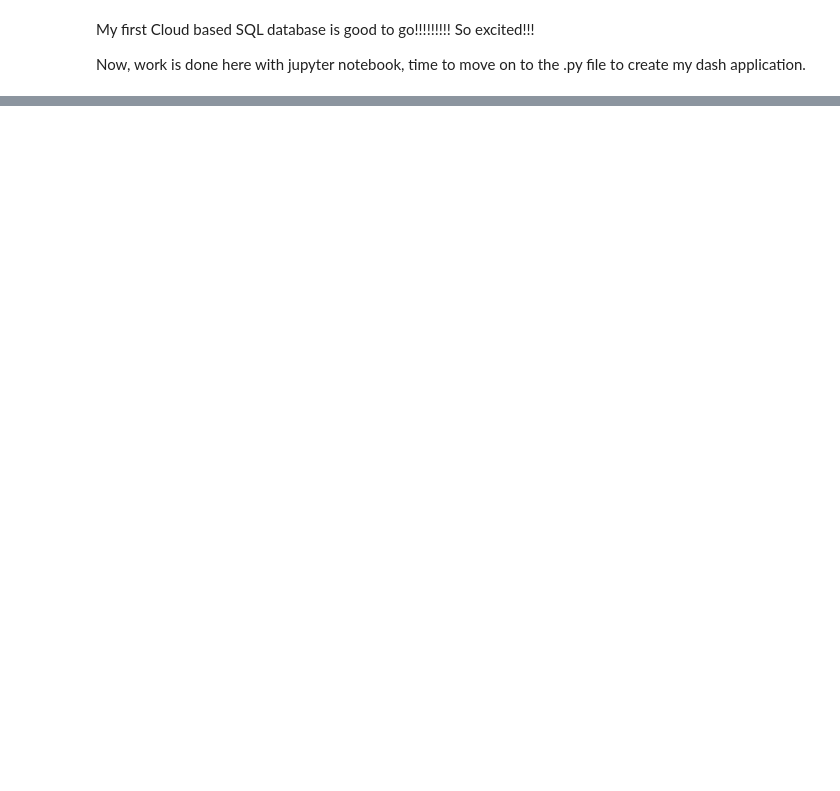
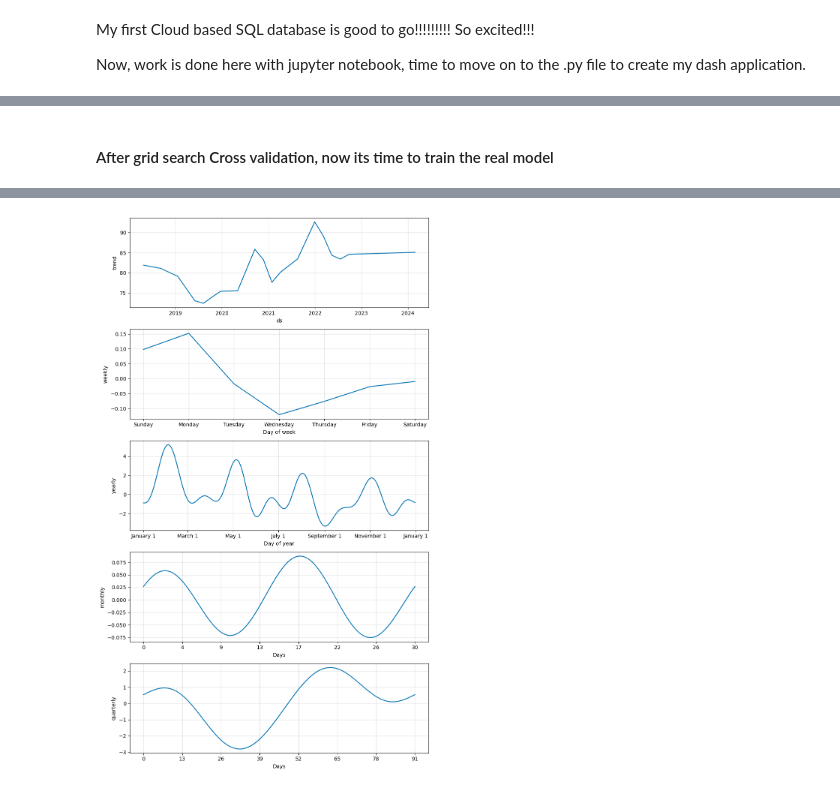
Before and after one commit to DericMei/BodyWeightApplication, a Jupyter notebook: Project Code.ipynb, the cells around one changed output, grey strips where cells are left out. Cells and saved outputs as stored; diff of their text form; code cells hidden in the pictures; blank space fills up the shorter version.

```diff
--- a/Project Code.ipynb
+++ b/Project Code.ipynb
@@ -340,3 +348,9 @@ with engine.connect() as conn:
+# %%
+# This part is to update weights if it gets messed up accidentally (by clicking or anything)
+with engine.connect() as conn:
+    query = text("UPDATE weight_records SET weight = :weight WHERE date = :date")
+    conn.execute(query, {'date': '2024-01-25', 'weight': 85})
+    conn.commit()
 # %% [markdown]
 My first Cloud based SQL database is good to go!!!!!!!!! So excited!!!
 
@@ -343,0 +860,23 @@ Now, work is done here with jupyter notebook, time to move on to the .py file to
+# %% [markdown]
+#### After grid search Cross validation, now its time to train the real model
+# %%
+# Create a DataFrame with 'ds' and 'y' columns
+df_prophet = df_1.reset_index().rename(columns={'date': 'ds', 'weight': 'y'})
+
+# Initial model
+model = Prophet(yearly_seasonality=True, weekly_seasonality=True)
+
+# Add seasonality
+model.add_seasonality(name='monthly', period=30.5, fourier_order=2)
+model.add_seasonality(name='quarterly', period=91.25, fourier_order=3)
+
+# fit the model
+model.fit(df_prophet)
+
+# Make future dataframe and predict (if necessary)
+future = model.make_future_dataframe(periods=30)
+forecast = model.predict(future)
+
+# Plot the components of the model
+fig = model.plot_components(forecast)
+# %% [output]
@@ -343,0 +885 @@ Now, work is done here with jupyter notebook, time to move on to the .py file to
+[figure, added]
```
Also changed, not shown: parts of 40 cells of this notebook, 8 other files.
